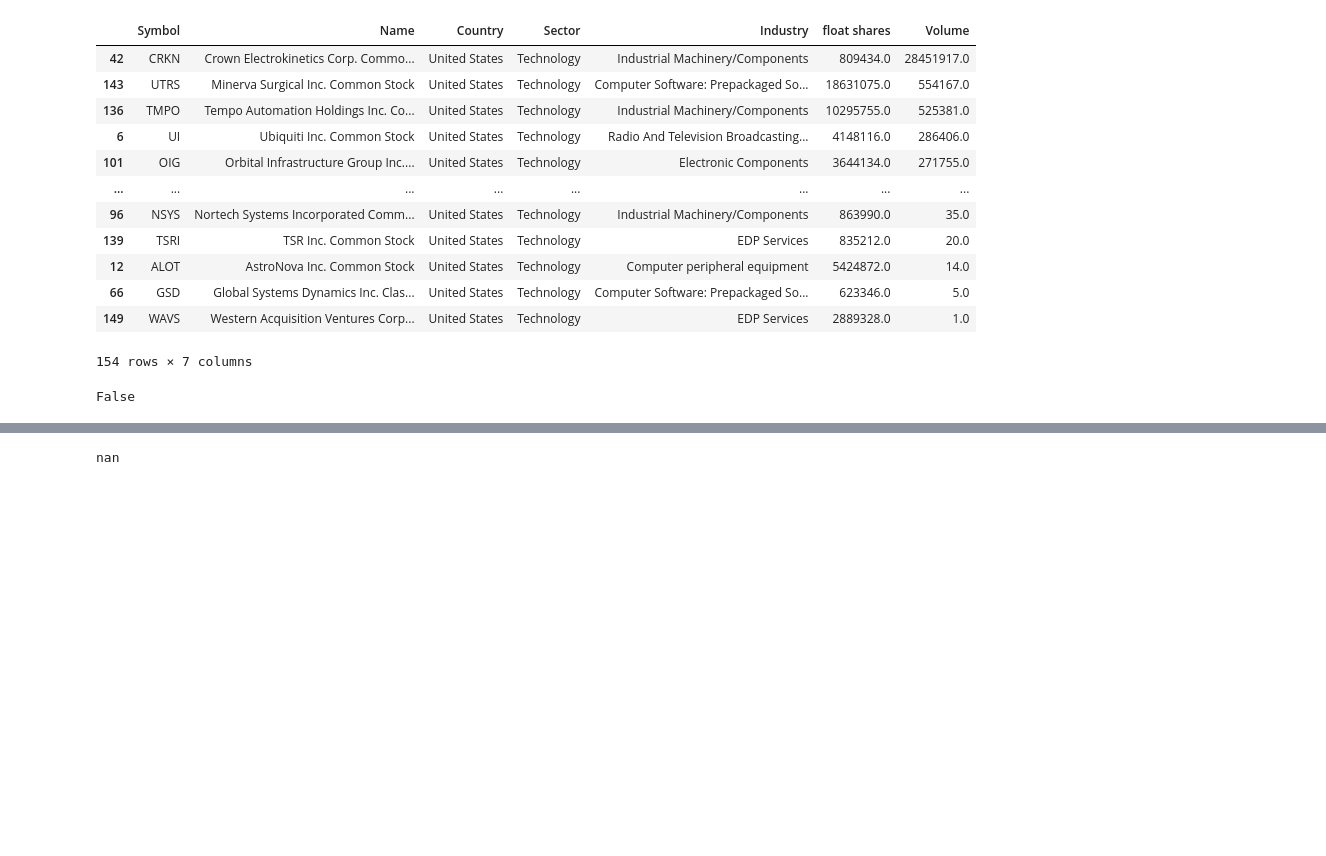
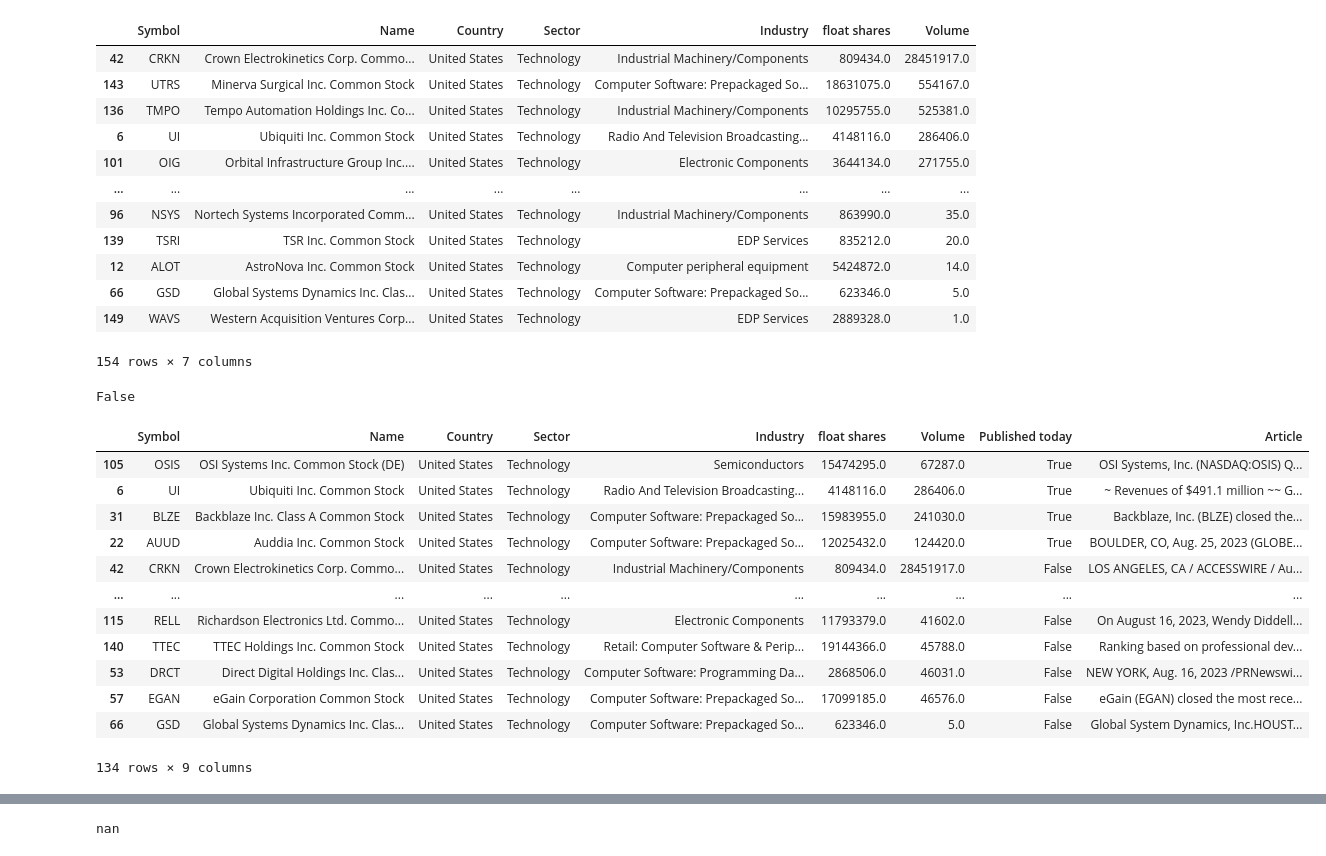
Before and after one commit to islander-intel/news-screener, a Jupyter notebook: testing_2.ipynb, the cells around one changed output, grey strips where cells are left out. Drawn from its saved outputs; the diff is of its cells as text; code cells hidden in the pictures; blank space fills up the shorter version.

```diff
--- a/testing_2.ipynb
+++ b/testing_2.ipynb
@@ -164,6 +164,21 @@ user_dataset["Published today"] = published_today
 user_dataset["Article"] = article
 # %%
 user_dataset.dropna(inplace=True)
+user_dataset.sort_values(by = ["Published today"],ascending=False)
+# %% [output]
+|  | Symbol | Name | Country | Sector | Industry | float shares | Volume | Published today | Article |
+| 105 | OSIS | OSI Systems Inc. Common Stock (DE) | United States | Technology | Semiconductors | 15474295.0 | 67287.0 | True | OSI Systems, Inc. (NASDAQ:OSIS) Q... |
+| 6 | UI | Ubiquiti Inc. Common Stock | United States | Technology | Radio And Television Broadcasting... | 4148116.0 | 286406.0 | True | ~ Revenues of $491.1 million ~~ G... |
+| 31 | BLZE | Backblaze Inc. Class A Common Stock | United States | Technology | Computer Software: Prepackaged So... | 15983955.0 | 241030.0 | True | Backblaze, Inc. (BLZE) closed the... |
+| 22 | AUUD | Auddia Inc. Common Stock | United States | Technology | Computer Software: Prepackaged So... | 12025432.0 | 124420.0 | True | BOULDER, CO, Aug. 25, 2023 (GLOBE... |
+| 42 | CRKN | Crown Electrokinetics Corp. Commo... | United States | Technology | Industrial Machinery/Components | 809434.0 | 28451917.0 | False | LOS ANGELES, CA / ACCESSWIRE / Au... |
+| ... | ... | ... | ... | ... | ... | ... | ... | ... | ... |
+| 115 | RELL | Richardson Electronics Ltd. Commo... | United States | Technology | Electronic Components | 11793379.0 | 41602.0 | False | On August 16, 2023, Wendy Diddell... |
+| 140 | TTEC | TTEC Holdings Inc. Common Stock | United States | Technology | Retail: Computer Software & Perip... | 19144366.0 | 45788.0 | False | Ranking based on professional dev... |
+| 53 | DRCT | Direct Digital Holdings Inc. Clas... | United States | Technology | Computer Software: Programming Da... | 2868506.0 | 46031.0 | False | NEW YORK, Aug. 16, 2023 /PRNewswi... |
+| 57 | EGAN | eGain Corporation Common Stock | United States | Technology | Computer Software: Prepackaged So... | 17099185.0 | 46576.0 | False | eGain (EGAN) closed the most rece... |
+| 66 | GSD | Global Systems Dynamics Inc. Clas... | United States | Technology | Computer Software: Prepackaged So... | 623346.0 | 5.0 | False | Global System Dynamics, Inc.HOUST... |
+134 rows × 9 columns
 # %%
 user_dataset
 # %% [output]
```
Also changed, not shown: parts of 2 cells of this notebook.
